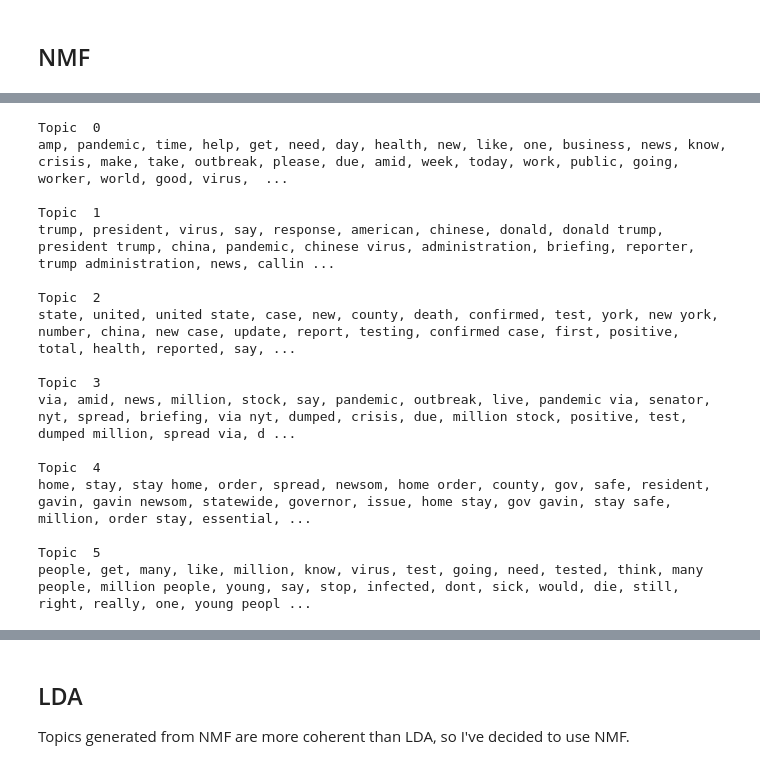
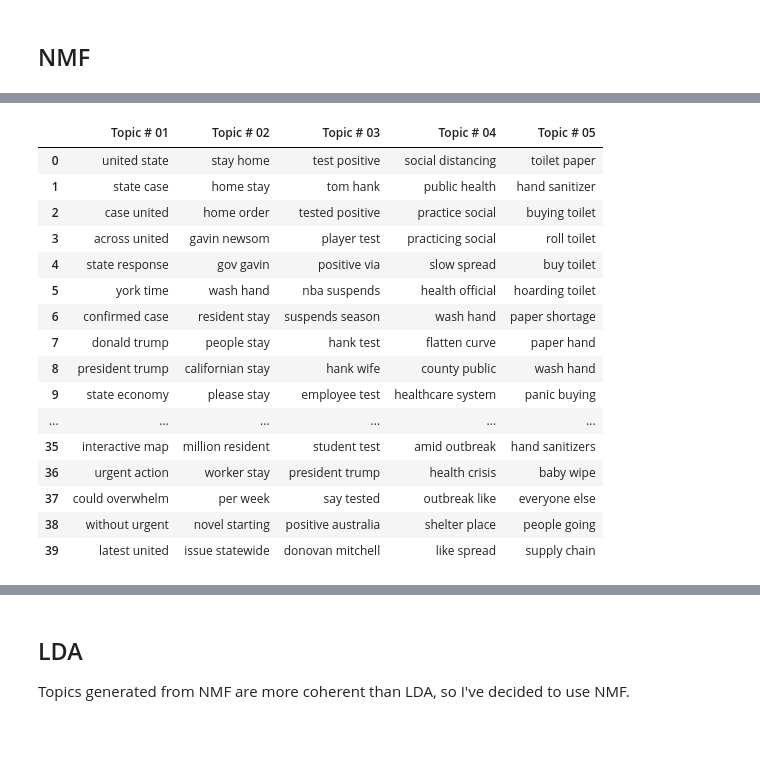
Before and after one commit to jtsliu/metis-project5-coronavirus, a Jupyter notebook: 5-topicModel.ipynb, the cells around one changed output, grey strips where cells are left out. Cells and saved outputs as stored; diff of their text form; code cells hidden in the pictures; blank space fills up the shorter version.

```diff
--- a/5-topicModel.ipynb
+++ b/5-topicModel.ipynb
@@ -68,12 +112,14 @@ stop_words = stopwords.words('english')
 stop_words.extend(['coronavirus', 'covid', 'covidー', 'coronavirusoutbreak', 'coronaviruspandemic'])
 stop_words.extend(list(cities['california']))
 stop_words.extend(['california'])
+
+stop_words = processStopWords(stop_words)
 stop_words = set(stop_words)
 # %%
-num_topics = 6
+num_topics = 5
 index_names = [f'component_{x}' for x in range(num_topics)]
 random_state = 42
-n_gram = (1,2)
+n_gram = (2,2)
 min_df = 3
 max_df = 0.85
 # %%
@@ -110,23 +165,23 @@ topic_word_nmf = pd.DataFrame(nmf_model.components_.round(3),
+# %%
+get_nmf_topics(nmf_model, 40)
+# %% [output]
+|  | Topic # 01 | Topic # 02 | Topic # 03 | Topic # 04 | Topic # 05 |
+| 0 | united state | stay home | test positive | social distancing | toilet paper |
+| 1 | state case | home stay | tom hank | public health | hand sanitizer |
+| 2 | case united | home order | tested positive | practice social | buying toilet |
+| 3 | across united | gavin newsom | player test | practicing social | roll toilet |
+| 4 | state response | gov gavin | positive via | slow spread | buy toilet |
+| 5 | york time | wash hand | nba suspends | health official | hoarding toilet |
+| 6 | confirmed case | resident stay | suspends season | wash hand | paper shortage |
+| 7 | donald trump | people stay | hank test | flatten curve | paper hand |
+| 8 | president trump | californian stay | hank wife | county public | wash hand |
+| 9 | state economy | please stay | employee test | healthcare system | panic buying |
+| ... | ... | ... | ... | ... | ... |
+| 35 | interactive map | million resident | student test | amid outbreak | hand sanitizers |
+| 36 | urgent action | worker stay | president trump | health crisis | baby wipe |
+| 37 | could overwhelm | per week | say tested | outbreak like | everyone else |
+| 38 | without urgent | novel starting | positive australia | shelter place | people going |
+| 39 | latest united | issue statewide | donovan mitchell | like spread | supply chain |
 # %%
 kmeans = KMeans(n_clusters=num_topics, random_state=random_state).fit(doc_topic_nmf)
 cluster_topic_nmf = kmeans.labels_
-# %%
-display_topics(nmf_model, cv.get_feature_names(), 60, topic_names=None)
-# %% [output]
-Topic  0
-amp, pandemic, time, help, get, need, day, health, new, like, one, business, news, know, crisis, make, take, outbreak, please, due, amid, week, today, work, public, going, worker, world, good, virus,  ...
-
-Topic  1
-trump, president, virus, say, response, american, chinese, donald, donald trump, president trump, china, pandemic, chinese virus, administration, briefing, reporter, trump administration, news, callin ...
-
-Topic  2
-state, united, united state, case, new, county, death, confirmed, test, york, new york, number, china, new case, update, report, testing, confirmed case, first, positive, total, health, reported, say, ...
-
-Topic  3
-via, amid, news, million, stock, say, pandemic, outbreak, live, pandemic via, senator, nyt, spread, briefing, via nyt, dumped, crisis, due, million stock, positive, test, dumped million, spread via, d ...
-
-Topic  4
-home, stay, stay home, order, spread, newsom, home order, county, gov, safe, resident, gavin, gavin newsom, statewide, governor, issue, home stay, gov gavin, stay safe, million, order stay, essential, ...
-
-Topic  5
-people, get, many, like, million, know, virus, test, going, need, tested, think, many people, million people, young, say, stop, infected, dont, sick, would, die, still, right, really, one, young peopl ...
```
Also changed, not shown: parts of 22 cells of this notebook, 1 other file.
